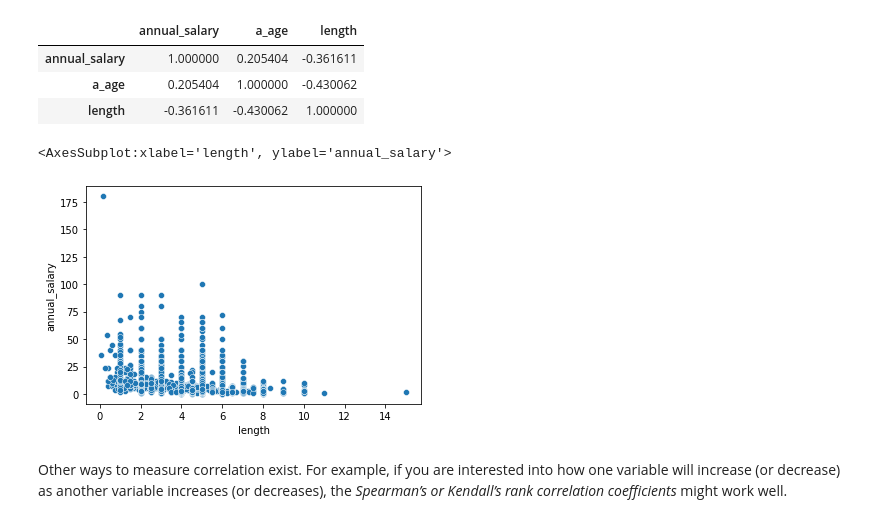
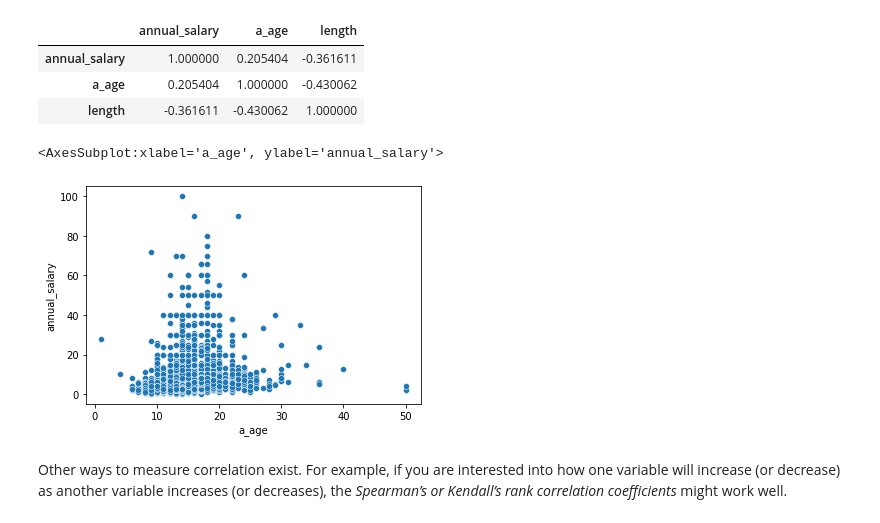
Before and after one commit to mromanello/ADA-DHOxSS, a Jupyter notebook: notebooks/3.2 Exploratory data analysis and working with texts.ipynb, the cells around one changed output. Cells and saved outputs as stored; diff of their text form; code cells hidden in the pictures.

```diff
--- a/notebooks/3.2 Exploratory data analysis and working with texts.ipynb
+++ b/notebooks/3.2 Exploratory data analysis and working with texts.ipynb
@@ -350,10 +433,10 @@ df_contracts[["annual_salary","a_age","length"]].corr()
 | a_age | 0.205404 | 1.000000 | -0.430062 |
 | length | -0.361611 | -0.430062 | 1.000000 |
 # %%
-sns.scatterplot(x=df_contracts.length,y=df_contracts.annual_salary)
+sns.scatterplot(x=df_contracts.a_age,y=df_contracts.annual_salary)
 # %% [output]
-<AxesSubplot:xlabel='length', ylabel='annual_salary'>
+<AxesSubplot:xlabel='a_age', ylabel='annual_salary'>
-[figure, old version]
+[figure, new version]
 # %% [markdown]
 Other ways to measure correlation exist. For example, if you are interested into how one variable will increase (or decrease) as another variable increases (or decreases), the *Spearman’s or Kendall’s rank correlation coefficients* might work well.
 # %% [markdown]
```
Also changed, not shown: parts of 30 cells of this notebook.
